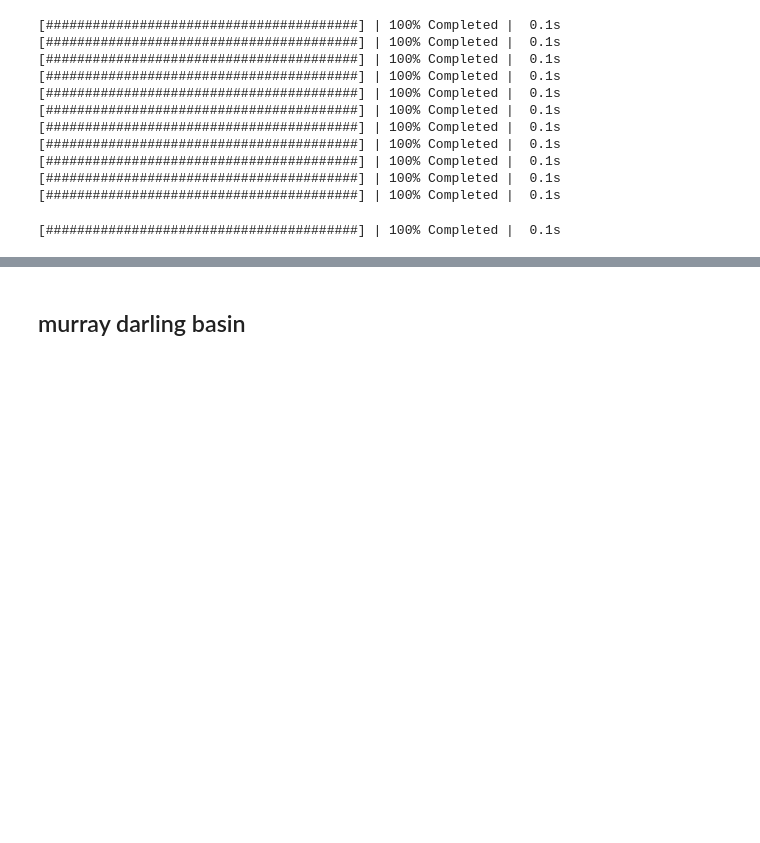
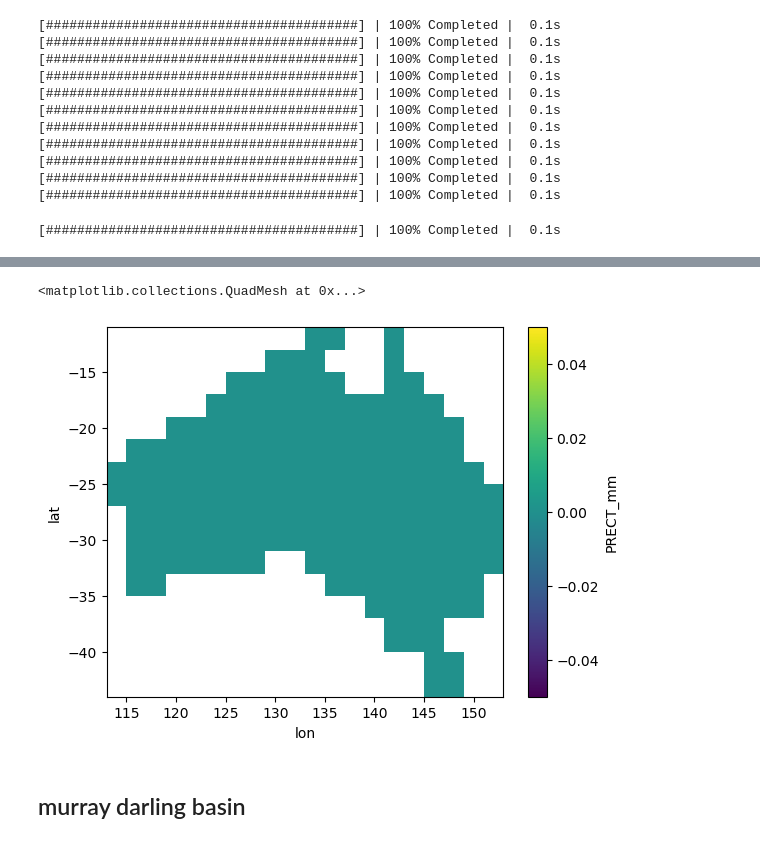
Before and after one commit to nickywright/aus-droughts-last-millennium, a Jupyter notebook: analysis/process_control_runs.ipynb, the cells around one changed output, grey strips where cells are left out. Drawn from its saved outputs; the diff is of its cells as text; code cells hidden in the pictures; blank space fills up the shorter version.

```diff
--- a/analysis/process_control_runs.ipynb
+++ b/analysis/process_control_runs.ipynb
@@ -843,3 +1167,18 @@ save_netcdf_compression(cesmlme_annual_cntl_eastern_aus_rc, output_dir, 'cesmlme
+# %%
+# save_netcdf_compression(ipsl_annual_cntl_aus, output_dir_rg_aus, 'ipsl_precip_cntl_annual_aus_2d')
+miroc_annaul_cntl_aus = xr.open_dataset('%s/miroc_precip_cntl_annual_aus_2d.nc' % output_dir_rg_aus)
+mpi_annual_cntl_aus = xr.open_dataset('%s/mpi_precip_cntl_annual_aus_2d.nc' % output_dir_rg_aus)
+mri_annual_cntl_aus = xr.open_dataset('%s/mri_precip_cntl_annual_aus_2d.nc' % output_dir_rg_aus)
+# %%
+# save_netcdf_compression(ipsl_annual_cntl_aus, output_dir_rg_aus, 'ipsl_precip_cntl_annual_aus_2d')
+miroc_annaul_cntl_aus_old = xr.open_dataset('%s/miroc_precip_cntl_annual_aus_2d_old.nc' % output_dir_rg_aus)
+mpi_annual_cntl_aus_old = xr.open_dataset('%s/mpi_precip_cntl_annual_aus_2d_old.nc' % output_dir_rg_aus)
+mri_annual_cntl_aus_old = xr.open_dataset('%s/mri_precip_cntl_annual_aus_2d_old.nc' % output_dir_rg_aus)
+# %%
+(miroc_annaul_cntl_aus.PRECT_mm.mean(dim='year') - miroc_annaul_cntl_aus_old.PRECT_mm.mean(dim='year')).plot()
+# %% [output]
+<matplotlib.collections.QuadMesh at 0x...>
+[figure, added]
 # %% [markdown]
 ## murray darling basin
 # %%
```
Also changed, not shown: parts of 49 cells of this notebook, 2 other files.
